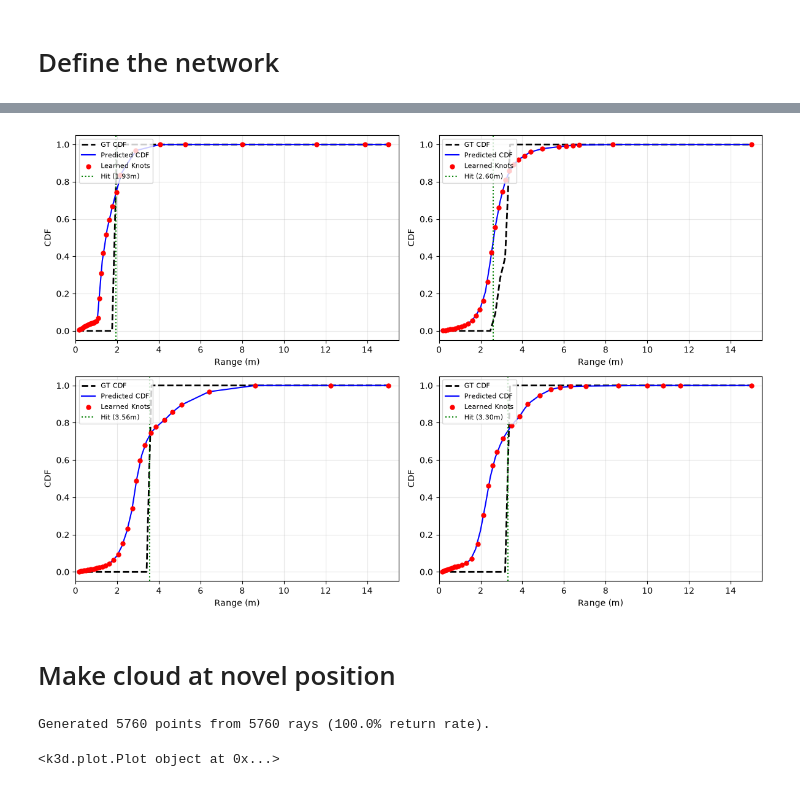
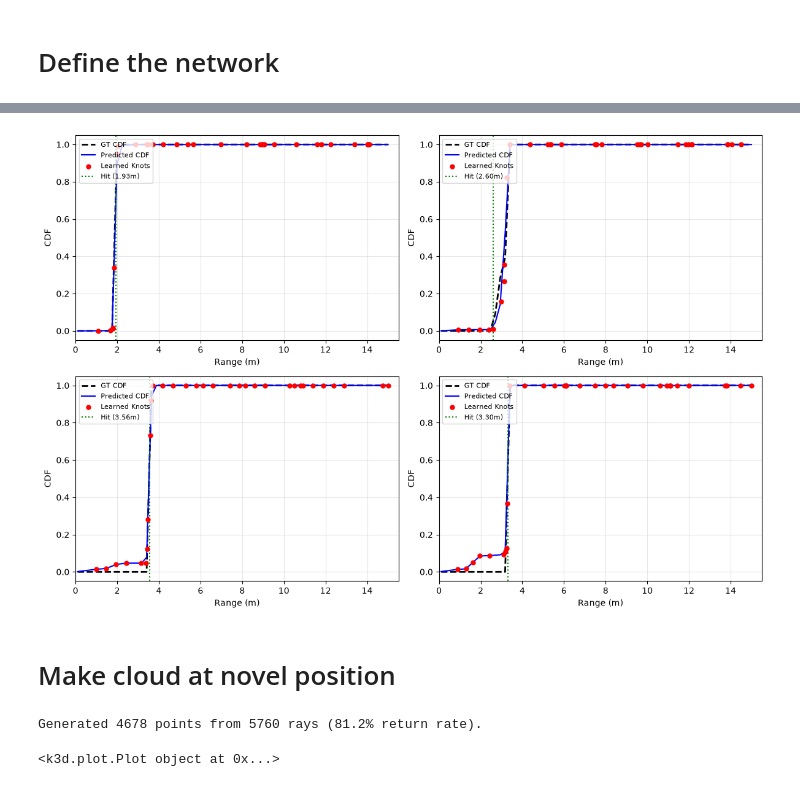
Before and after one commit to mcdermatt/LiZARD, a Jupyter notebook: notebooks/knot_estimation_sandbox.ipynb, the cells around one changed output, grey strips where cells are left out. Drawn from its saved outputs; the diff is of its cells as text; code cells hidden in the pictures.

Commit message:
nudging knots

```diff
--- a/notebooks/knot_estimation_sandbox.ipynb
+++ b/notebooks/knot_estimation_sandbox.ipynb
@@ -461,14 +479,11 @@ To ensure knots concentrate where physical obstacle returns occur rather than id
 # %%
 device = torch.device("cuda" if torch.cuda.is_available() else "cpu")
-model = DeeperSCKNetwork(num_knots=32, num_rounds=2).to(device)
+model = DeeperSCKNetwork(num_knots=32, num_rounds=2, max_displacement=0.6).to(device)
 optimizer = torch.optim.Adam(model.parameters(), lr=1e-3)
 
 # The fixed 64 evaluation grid points (from dataset)
 eval_grid = torch.linspace(0.1, 15.0, 64, device=device)
 dt = (15.0 - 0.1) / (64 - 1)
-
-# Weight for Surface-Hit Anchor Loss (measured in meters)
-lambda_anchor = 2.0
 
 def train_step(batch):
     model.train()
@@ -477,8 +492,6 @@ def train_step(batch):
     ray_o = batch["ray_o"].to(device)       # (B, 3)
     ray_d = batch["ray_d"].to(device)       # (B, 3)
     gt_cdf = batch["gt_cdf"].to(device)     # (B, 64)
-    hit_mask = batch["hit_mask"].to(device) > 0  # (B,)
-    hit_range = batch["hit_range"].to(device)    # (B,)
 
     # Forward pass through self-conditioning rounds
     s_final, c_final, round_outputs = model(ray_o, ray_d)
@@ -488,20 +501,12 @@ def train_step(batch):
     weights = [0.5 ** (num_r - 1 - i) for i in range(num_r)]
 
     for (s_round, c_round), w in zip(round_outputs, weights):
-        # 1. Continuous L2 / CRPS loss scaled by bin width dt
+        # 1. Project predicted continuous curve onto the 64 evaluation points
         pred_grid = interpolate_cdf_to_grid(s_round, c_round, eval_grid)
+
+        # 2. Continuous L2 / CRPS loss scaled by bin width dt
         round_l2_loss = dt * torch.sum((pred_grid - gt_cdf) ** 2, dim=-1).mean()
-
-        # 2. Surface-Hit Anchor Loss: pulls the 6 closest knots directly into the hit boundary
-        if hit_mask.any():
-            dist_to_hit = torch.abs(s_round[hit_mask] - hit_range[hit_mask].unsqueeze(-1))  # (B_hit, K)
-            closest_k_dists, _ = torch.topk(dist_to_hit, k=6, largest=False, dim=-1)         # 6 closest knots
-            anchor_loss = closest_k_dists.mean()
-        else:
-            anchor_loss = 0.0
-
-        round_loss = round_l2_loss + lambda_anchor * anchor_loss
-        total_loss += w * round_loss
+        total_loss += w * round_l2_loss
 
     total_loss.backward()
     optimizer.step()
@@ -525,11 +530,12 @@ dataloader = DataLoader(
     batch_size=1024,       # Larger batch size uses the RTX 3090 much better
     shuffle=True,
     num_workers=4,        # 4 parallel CPU worker processes
+    persistent_workers=True,
     pin_memory=True       # Speeds up CPU-to-GPU memory transfer
 )
 
 # 2. Run Training Loop
-num_epochs = 15
+num_epochs = 50
 print(f"Training on {device} ({len(dataset)} rays, {len(dataloader)} batches/epoch)...")
 
 for epoch in range(num_epochs):
@@ -594,4 +601,4 @@ Epoch [15/15] - Loss: 0.580231
-[figure, old version]
+[figure, new version]
 # %% [markdown]
 # Make cloud at novel position
 # %%
@@ -715,7 +722,7 @@ pred_cloud = generate_point_cloud_from_network(
     sensor_position=[0.0, 0.0, 1.5],
     # method= 'sample', #"threshold",  # or "sample"
     method= "threshold",  # or "sample"
-    threshold=0.1,
+    threshold=0.5,
 )
 
 # 2. 3D interactive visualization with Vedo (overlaid on scene geometry)
@@ -725,7 +732,7 @@ disp = scene.to_vedo(alpha=0.15)
 disp.append(pred_cloud.to_vedo(color_by="range", cmap="plasma", point_size=3.5))
 plt_vedo.show(disp, "Network Reconstructed Point Cloud")
 # %% [output]
-Generated 5760 points from 5760 rays (100.0% return rate).
+Generated 4678 points from 5760 rays (81.2% return rate).
 <k3d.plot.Plot object at 0x...>
 # %%
 print("Model device:", next(model.parameters()).device)
```
Also changed, not shown: parts of 4 cells of this notebook.
